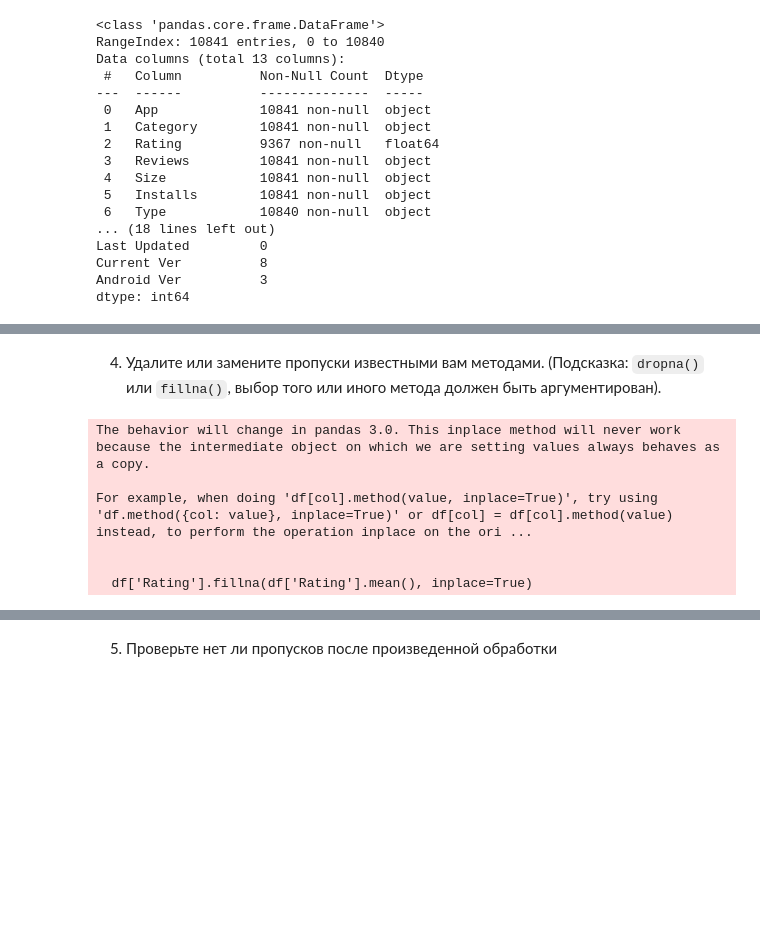
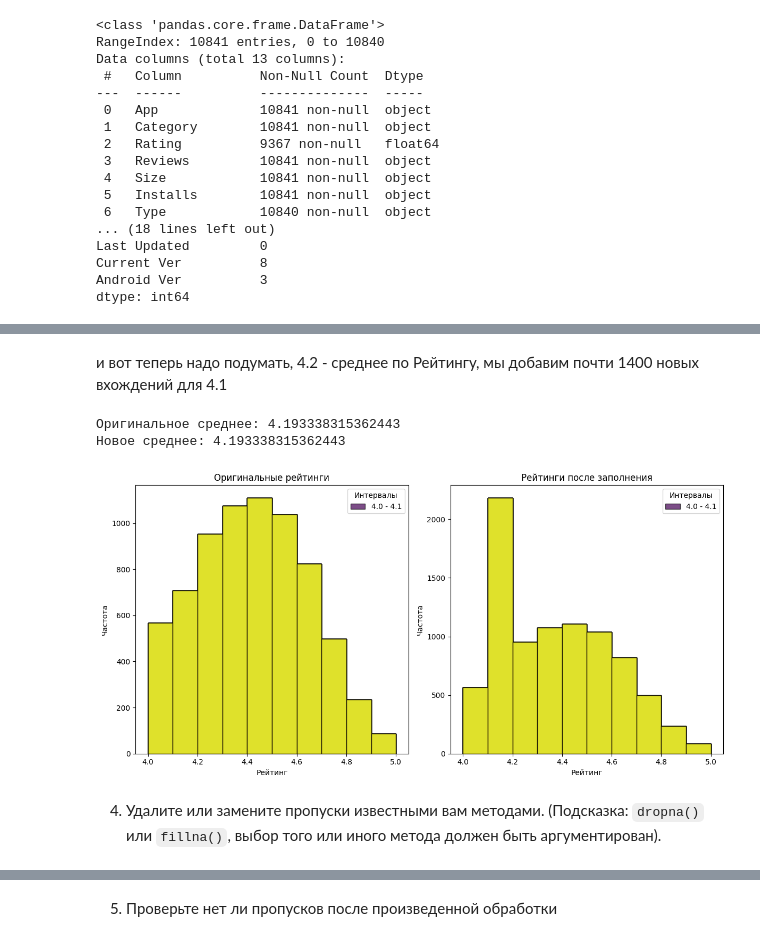
Before and after one commit to Fairewell/mmo-sveshnikova, a Jupyter notebook: lab2 - pandas.ipynb, the cells around one changed output, grey strips where cells are left out. Cells and saved outputs as stored; diff of their text form; code cells hidden in the pictures; blank space fills up the shorter version.

```diff
--- a/lab2 - pandas.ipynb
+++ b/lab2 - pandas.ipynb
@@ -64,13 +97,56 @@ dtype: int64
+# %% [markdown]
+и вот теперь надо подумать, 4.2 - среднее по Рейтингу, мы добавим почти 1400 новых вхождений для 4.1
+# %%
+def analyze_ratings(df, column_name, filled_ratings=None, print_mean=True):
+    # Копируем оригинальные данные
+    rating_copy = df[column_name].copy()
+
+    # Если заполненные рейтинги не переданы, заполняем пропущенные значения
+    if filled_ratings is None:
+        filled_ratings = rating_copy.fillna(rating_copy.mean())
+
+    # Сравнение средних значений
+    original_mean = rating_copy.mean()
+    new_mean = filled_ratings.mean()
+
+    if print_mean is True:
+        print(f'Оригинальное среднее: {original_mean}')
+        print(f'Новое среднее: {new_mean}')
+
+    # Построение графиков для сравнения
+    plt.figure(figsize=(12, 6))
+
+    # Определяем количество интервалов для гистограммы
+    bins = np.arange(4.0, 5.1, 0.1)  # Интервалы от 4.0 до 5.0 с шагом 0.1
+    colors = plt.cm.viridis(np.linspace(0, 1, len(bins) - 1))  # Генерация цветов
+
+    # Гистограмма для оригинальных рейтингов
+    plt.subplot(1, 2, 1)
+    for i in range(len(bins) - 1):
+        plt.hist(rating_copy.dropna(), bins=bins, color=colors[i], alpha=0.7,
+                 edgecolor='black', label=f'{bins[i]:.1f} - {bins[i+1]:.1f}' if i == 0 else "")
+    plt.title('Оригинальные рейтинги')
+    plt.xlabel('Рейтинг')
+    plt.ylabel('Частота')
+    plt.legend(title='Интервалы')
+
+    # Гистограмма для рейтингов после заполнения
+    plt.subplot(1, 2, 2)
+    for i in range(len(bins) - 1):
+        plt.hist(filled_ratings, bins=bins, color=colors[i], alpha=0.7,
+                 edgecolor='black', label=f'{bins[i]:.1f} - {bins[i+1]:.1f}' if i == 0 else "")
+    plt.title('Рейтинги после заполнения')
+    plt.xlabel('Рейтинг')
+    plt.ylabel('Частота')
+    plt.legend(title='Интервалы')
+
+    plt.tight_layout()
+    plt.show()
+
+analyze_ratings(df, 'Rating')
+# %% [output]
+Оригинальное среднее: 4.193338315362443
+Новое среднее: 4.193338315362443
+[figure, added]
 # %% [markdown]
 4. Удалите или замените пропуски известными вам методами. (Подсказка: `dropna()` или `fillna()`, выбор того или иного метода должен быть аргументирован).
-# %%
-df['Rating'].fillna(df['Rating'].mean(), inplace=True)
-# Если пропуски в других столбцах можно удалить:
-df.dropna(subset=['Reviews'], inplace=True)
-# %% [output]
-The behavior will change in pandas 3.0. This inplace method will never work because the intermediate object on which we are setting values always behaves as a copy.
-
-For example, when doing 'df[col].method(value, inplace=True)', try using 'df.method({col: value}, inplace=True)' or df[col] = df[col].method(value) instead, to perform the operation inplace on the ori ...
-
-
-  df['Rating'].fillna(df['Rating'].mean(), inplace=True)
```
Also changed, not shown: parts of 20 cells of this notebook, 1 other file.
